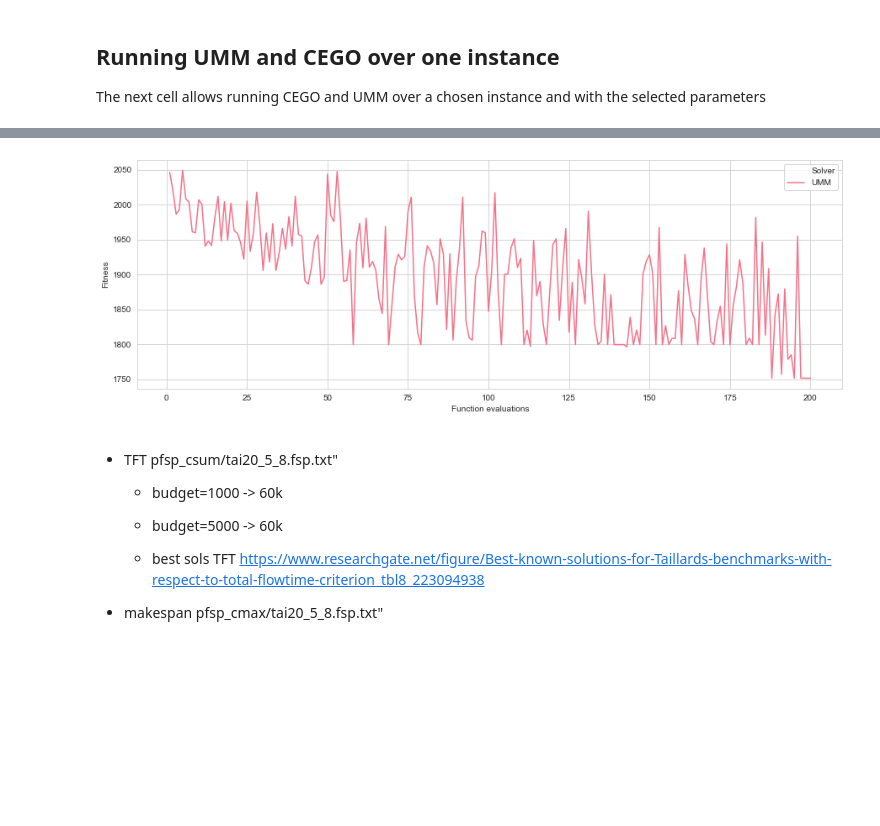
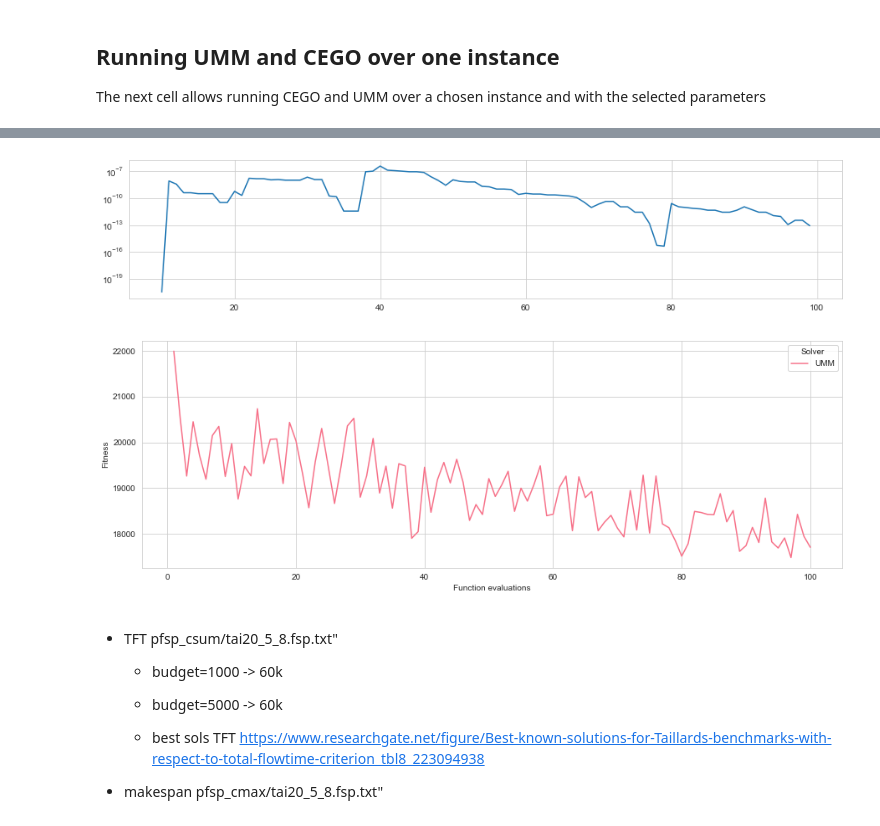
Before and after one commit to ekhiru/BB_optim, a Jupyter notebook: run_one_instance.ipynb, the cells around one changed output, grey strips where cells are left out. Cells and saved outputs as stored; diff of their text form; code cells hidden in the pictures; blank space fills up the shorter version.

```diff
--- a/run_one_instance.ipynb
+++ b/run_one_instance.ipynb
@@ -57,19 +57,19 @@ The next cell allows running CEGO and UMM over a chosen instance and with the se
 # %%
 reload(runner)
 # instance_name="LOP-synthetic,seed=123456,n=20,m=200,phi=0.5"
-# instance_name = "pfsp_csum/tai20_5_8.fsp"
+instance_name = "pfsp_csum/tai20_5_3.fsp"
 # instance_name="pfsp_csum/rec19.txt"
 # instance_name="lop/RandB/N-p50-01"
 # instance_name="lop/Spec/N-pal13"
 # instance_name="lop/xLOLIB/N-be75eec_150"
 # instance_name="qap/nug12.dat"
-instance_name="qap/test.dat"
+# instance_name="qap/test.dat"
 budgetGA=10**3#
 seed=8
-budget=200
+budget=100
 m_ini=10
 budgetMM=1## NO TOCAR
-eval_ranks = True
+eval_ranks = False
 r_1 = [.1]
 r_2 = [.9]
 res = []
@@ -190,19 +85,24 @@ Hungar
 # %%
 df = pd.read_csv(out_filename+ '.csv.xz')
 df
+plt.figure(figsize=(15,3))
+df.rho.plot(logy=True)
+plt.show()
+# df.rho.plot(logy=False)
 # print("instance name", df.instance.iloc[0], "- time", round(df.run_time.iloc[0], 2))
 # print(df.Fitness.min())
 
 color_variable = 'Solver'
 y_variables = ['Fitness']#,'Distance','phi_sample'
 palette = sns.color_palette("husl", len(df[color_variable].drop_duplicates()))
 for y_variable in y_variables:
     plt.figure(figsize=(15,5))
     sns.lineplot(x='Function evaluations',y=y_variable,hue='Solver',data=df, palette=palette)
 #     plt.savefig('img/'+instance_name.replace("/", "__").replace(".txt", "")+'order.eps')
     plt.show()
 # %% [output]
-[figure, old version]
+[figure, new version]
+[figure, added]
 # %% [markdown]
 - TFT pfsp_csum/tai20_5_8.fsp.txt"
 
```
Also changed, not shown: parts of 2 cells of this notebook, 2 other files.
